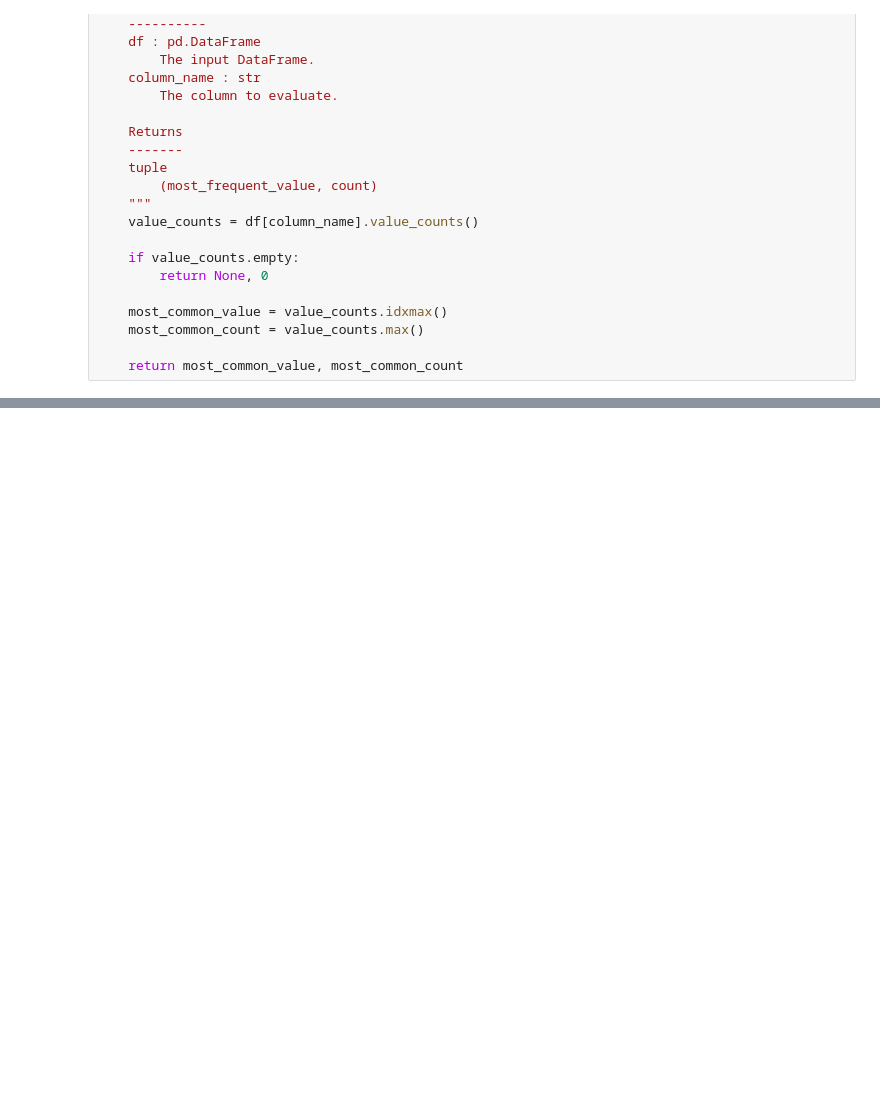
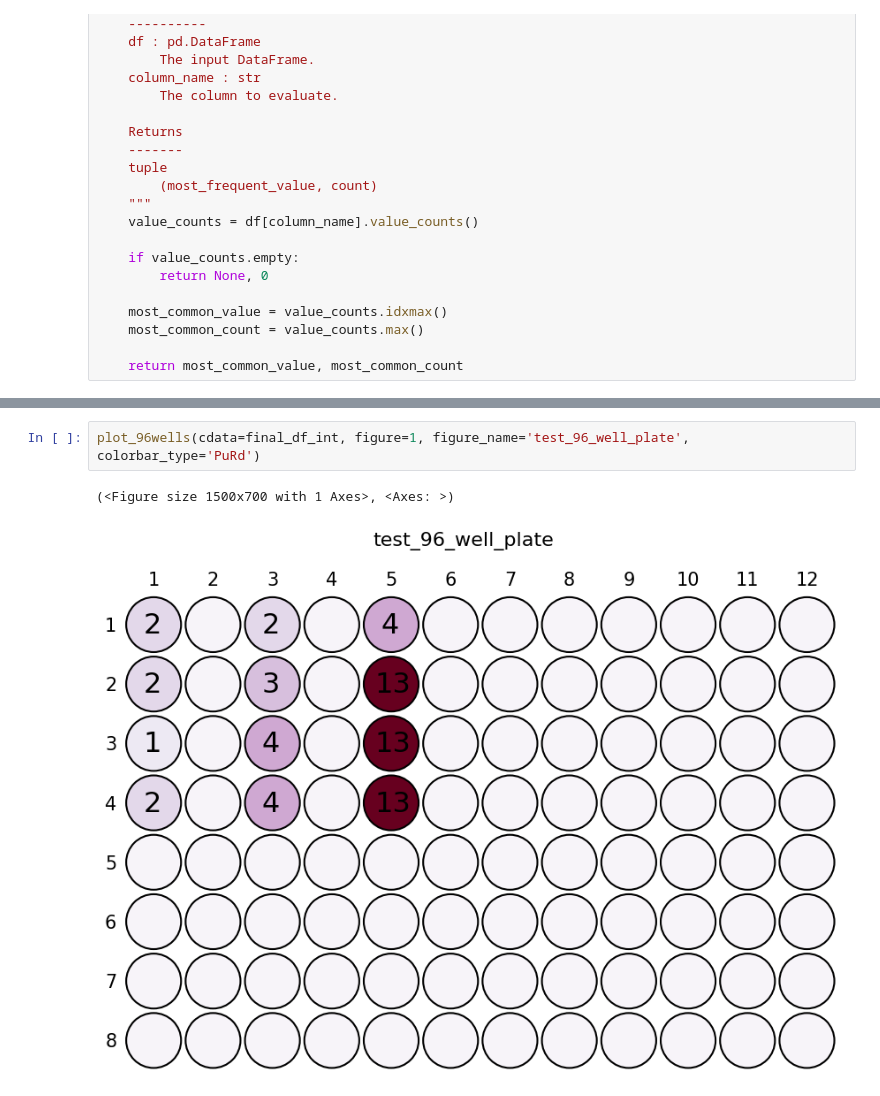
Before and after one commit to erickummelstedt/ubiquitinformatics, a Jupyter notebook: back_end/src/test.ipynb, the cells around one changed output, grey strips where cells are left out. Saved outputs shown, nothing was run; the diff lists cells and outputs as text; blank space fills up the shorter version.

```diff
--- a/back_end/src/test.ipynb
+++ b/back_end/src/test.ipynb
@@ -271,0 +887,5 @@ df.to_csv('Ub5_14.csv', index=False)
+# %%
+plot_96wells(cdata=final_df_int, figure=1, figure_name='test_96_well_plate', colorbar_type='PuRd')
+# %% [output]
+(<Figure size 1500x700 with 1 Axes>, <Axes: >)
+[figure, added]
```
Also changed, not shown: parts of 18 cells of this notebook, 7 other files.
